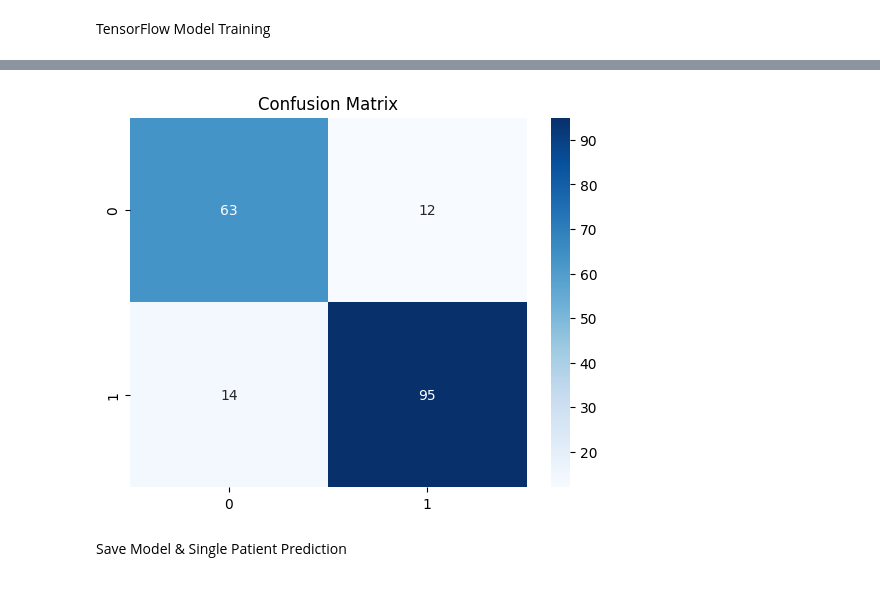
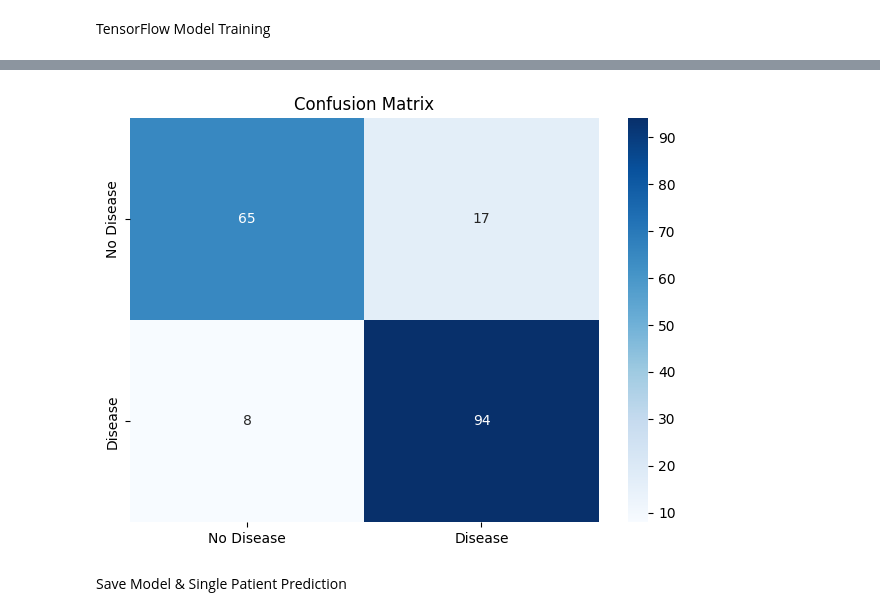
Before and after one commit to athi-raj/Heart-Disease-Predictor, a Jupyter notebook: Heart_Disease_Predictor.ipynb, the cells around one changed output, grey strips where cells are left out. Saved outputs shown, nothing was run; the diff lists cells and outputs as text; code cells hidden in the pictures.

```diff
--- a/Heart_Disease_Predictor.ipynb
+++ b/Heart_Disease_Predictor.ipynb
@@ -5,6 +5,9 @@ import & load
 # %%
 from google.colab import drive
 drive.mount('/content/drive')
+
+import warnings
+warnings.filterwarnings('ignore')
 
 import pandas as pd
 import numpy as np
@@ -12,17 +15,22 @@ import matplotlib.pyplot as plt
 import seaborn as sns
 import joblib
 
-from sklearn.model_selection import train_test_split
-from sklearn.preprocessing import StandardScaler
-from sklearn.metrics import classification_report, confusion_matrix
+from sklearn.model_selection import train_test_split, StratifiedKFold
+from sklearn.preprocessing import StandardScaler, LabelEncoder
+from sklearn.metrics import classification_report, confusion_matrix, roc_auc_score, roc_curve
 
 import tensorflow as tf
 from tensorflow.keras.models import Sequential
-from tensorflow.keras.layers import Dense, BatchNormalization
+from tensorflow.keras.layers import Dense, BatchNormalization, Dropout
+from tensorflow.keras.callbacks import EarlyStopping, ReduceLROnPlateau
+from tensorflow.keras.optimizers import Adam
 
-df = pd.read_csv('/content/drive/MyDrive/Heart-Disease-Predictor/heart_disease_uci.csv')
+print(f"TensorFlow: {tf.__version__} | GPU: {tf.config.list_physical_devices('GPU') or 'None'}")
 
-print("Dataset Shape:", df.shape)
+DATA_PATH = '/content/drive/MyDrive/Heart-Disease-Predictor/heart_disease_uci.csv'
+df = pd.read_csv(DATA_PATH)
+
+print(f"Shape: {df.shape} | Columns: {df.columns.tolist()}")
 df.head()
 # %% [output]
 Drive already mounted at /content/drive; to attempt to forcibly remount, call drive.mount("/content/drive", force_remount=True).
@@ -107,45 +108,57 @@ Testing Records: 184
 # %% [markdown]
 TensorFlow Model Training
 # %%
-model = Sequential()
+# CELL 4 — Model Training & Evaluation
 
-model.add(Dense(128, activation='relu',
-                input_shape=(X_train_scaled.shape[1],)))
+from tensorflow.keras.models import Sequential
+from tensorflow.keras.layers import Dense, BatchNormalization
+from tensorflow.keras.callbacks import EarlyStopping, ReduceLROnPlateau
+from tensorflow.keras.optimizers import Adam
+import tensorflow as tf
 
-model.add(BatchNormalization())
+model = Sequential([
+    Dense(128, activation='relu', input_shape=(X_train_scaled.shape[1],)),
+    BatchNormalization(),
 
-model.add(Dense(64, activation='relu'))
-model.add(BatchNormalization())
+    Dense(64, activation='relu'),
+    BatchNormalization(),
 
-model.add(Dense(32, activation='relu'))
-
-model.add(Dense(1, activation='sigmoid'))
+    Dense(32, activation='relu'),
+    Dense(1, activation='sigmoid')
+])
 
 model.compile(
-    optimizer='adam',
+    optimizer=Adam(learning_rate=1e-3),
     loss='binary_crossentropy',
-    metrics=['accuracy']
+    metrics=['accuracy', tf.keras.metrics.AUC(name='auc')]
 )
 
+callbacks = [
+    EarlyStopping(monitor='val_auc', patience=15, restore_best_weights=True, mode='max'),
+    ReduceLROnPlateau(monitor='val_loss', factor=0.5, patience=7, verbose=1)
+]
+
 history = model.fit(
-    X_train_scaled,
-    y_train,
-    epochs=20,
+    X_train_scaled, y_train,
+    epochs=100,
     batch_size=32,
-    validation_split=0.2
+    validation_split=0.2,
+    callbacks=callbacks,
+    verbose=1
 )
 
-loss, accuracy = model.evaluate(X_test_scaled, y_test)
-
-print("Accuracy:", round(accuracy*100,2), "%")
+loss, accuracy = model.evaluate(X_test_scaled, y_test, verbose=0)[:2]
+print(f"Accuracy: {round(accuracy*100, 2)}%")
 
 y_pred = (model.predict(X_test_scaled) > 0.5).astype(int)
 
-print(classification_report(y_test, y_pred))
+print(classification_report(y_test, y_pred, target_names=['No Disease', 'Disease']))
 
 cm = confusion_matrix(y_test, y_pred)
-
-sns.heatmap(cm, annot=True, fmt='d', cmap='Blues')
-plt.title("Confusion Matrix")
+sns.heatmap(cm, annot=True, fmt='d', cmap='Blues',
+            xticklabels=['No Disease', 'Disease'],
+            yticklabels=['No Disease', 'Disease'])
+plt.title('Confusion Matrix')
+plt.tight_layout()
 plt.show()
 # %% [output]
@@ -170,4 +182,4 @@ weighted avg       0.86      0.86      0.86       184
-[figure, old version]
+[figure, new version]
 # %% [markdown]
 Save Model & Single Patient Prediction
 # %%
```
Also changed, not shown: parts of 8 cells of this notebook.
